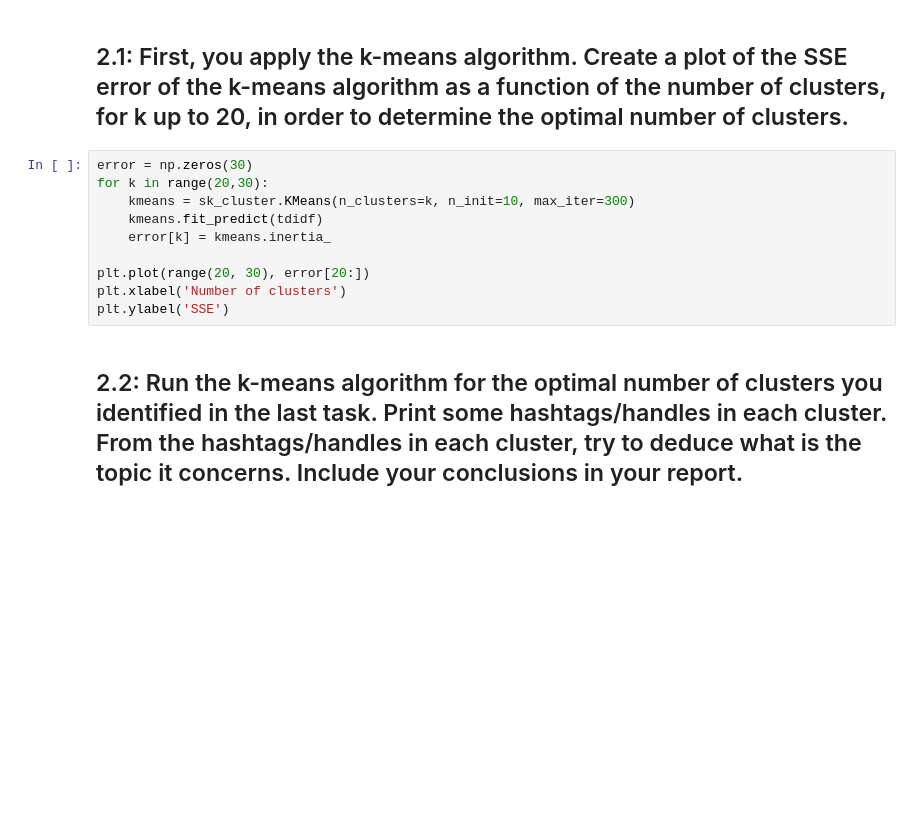
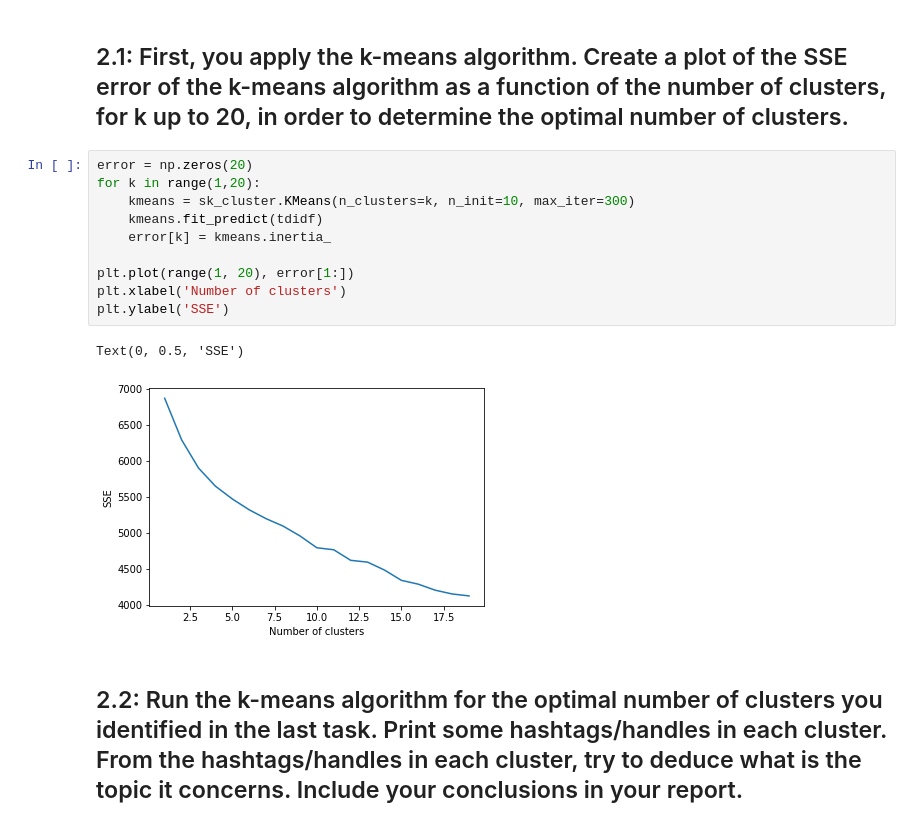
Before and after one commit to alecluna/CSC177A1, a Jupyter notebook: Project2_Clustering.ipynb, the cells around one changed output. Cells and saved outputs as stored; diff of their text form; blank space fills up the shorter version.

```diff
--- a/Project2_Clustering.ipynb
+++ b/Project2_Clustering.ipynb
@@ -120,15 +202,18 @@ ag_labels
 # %% [markdown]
 ## 2.1: First, you apply the k-means algorithm. Create a plot of the SSE error of the k-means algorithm as a function of the number of clusters, for k up to 20, in order to determine the optimal number of clusters.
 # %%
-error = np.zeros(30)
-for k in range(20,30):
+error = np.zeros(20)
+for k in range(1,20):
     kmeans = sk_cluster.KMeans(n_clusters=k, n_init=10, max_iter=300)
     kmeans.fit_predict(tdidf)
     error[k] = kmeans.inertia_
 
-plt.plot(range(20, 30), error[20:])
+plt.plot(range(1, 20), error[1:])
 plt.xlabel('Number of clusters')
 plt.ylabel('SSE')
+# %% [output]
+Text(0, 0.5, 'SSE')
+[figure, added]
 # %% [markdown]
 ## 2.2: Run the k-means algorithm for the optimal number of clusters you identified in the last task. Print some hashtags/handles in each cluster. From the hashtags/handles in each cluster, try to deduce what is the topic it concerns. Include your conclusions in your report.
 # %%
```
Also changed, not shown: parts of 20 cells of this notebook.
